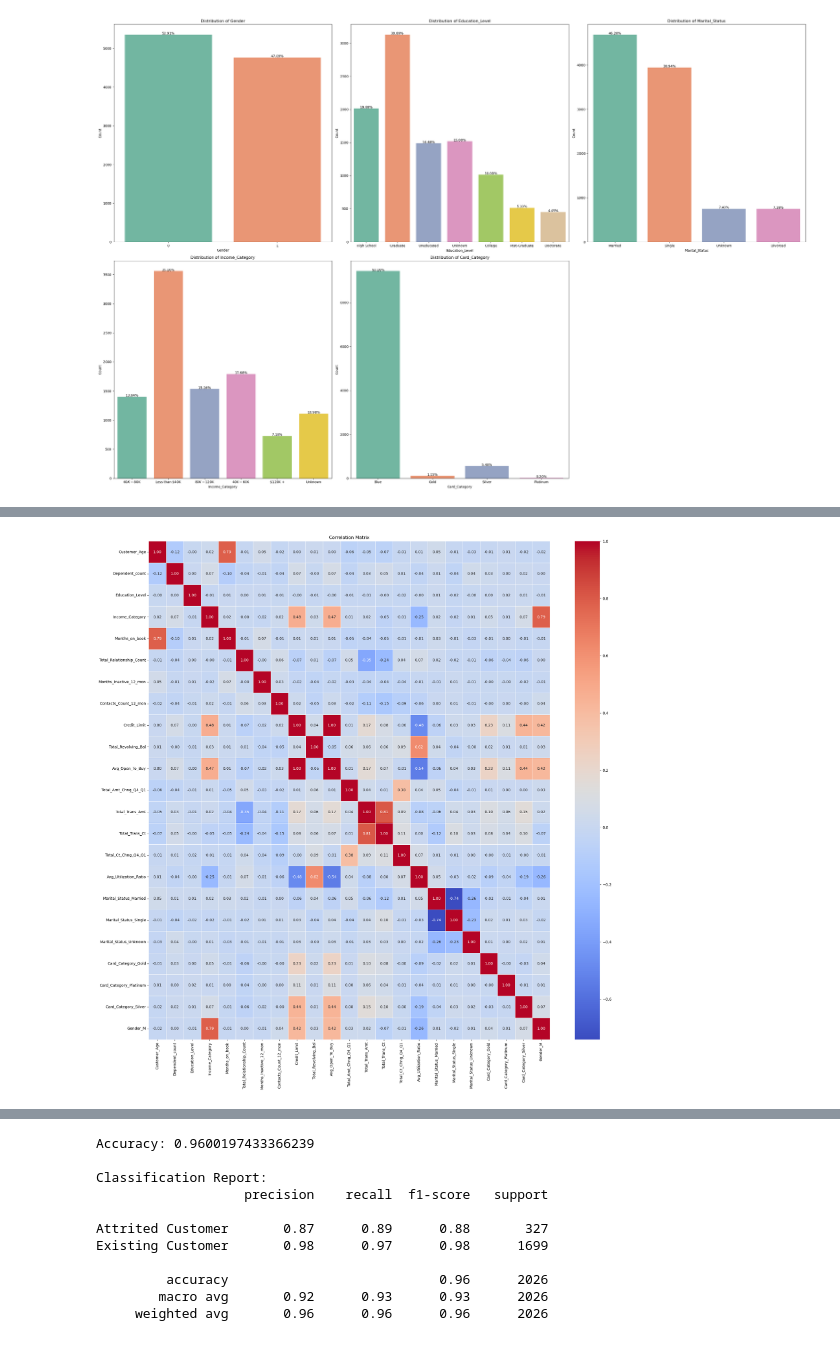
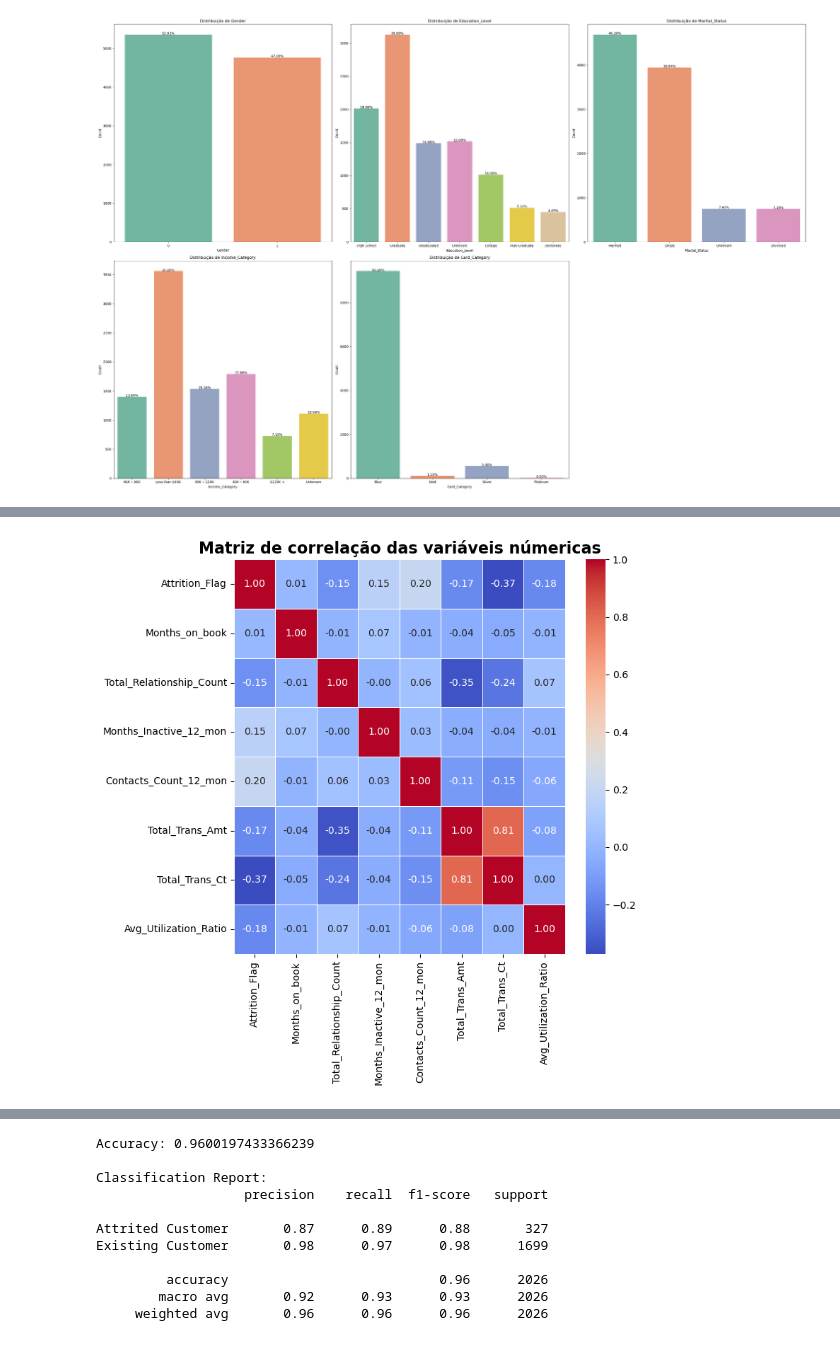
Before and after one commit to wellisonS/Credit-Card, a Jupyter notebook: EDA.ipynb, the cells around one changed output, grey strips where cells are left out. Saved outputs shown, nothing was run; the diff lists cells and outputs as text; code cells hidden in the pictures.

```diff
--- a/EDA.ipynb
+++ b/EDA.ipynb
@@ -235,7 +338,13 @@ correlation_matrix = df.corr()
 # %%
-plt.figure(figsize=(24, 24))
-snb.heatmap(correlation_matrix, annot=True, cmap='coolwarm', fmt='.2f', linewidths=0.5)
-plt.title('Correlation Matrix')
+behavioral_vars1 = [
+    'Attrition_Flag', 'Months_on_book', 'Total_Relationship_Count', 'Months_Inactive_12_mon',
+    'Contacts_Count_12_mon', 'Total_Trans_Amt', 'Total_Trans_Ct', 'Avg_Utilization_Ratio'
+]
+correlation_matrix = bankchurners[behavioral_vars1].corr()
+plt.figure(figsize=(8, 8))
+sns.heatmap(correlation_matrix, annot=True, cmap='coolwarm', fmt='.2f', linewidths=0.5)
+plt.title('Matriz de correlação das variáveis númericas', fontsize=16, fontweight='bold')
+plt.tight_layout()
 plt.show()
 # %% [output]
-[figure, old version]
+[figure, new version]
```
Also changed, not shown: parts of 32 cells of this notebook.
